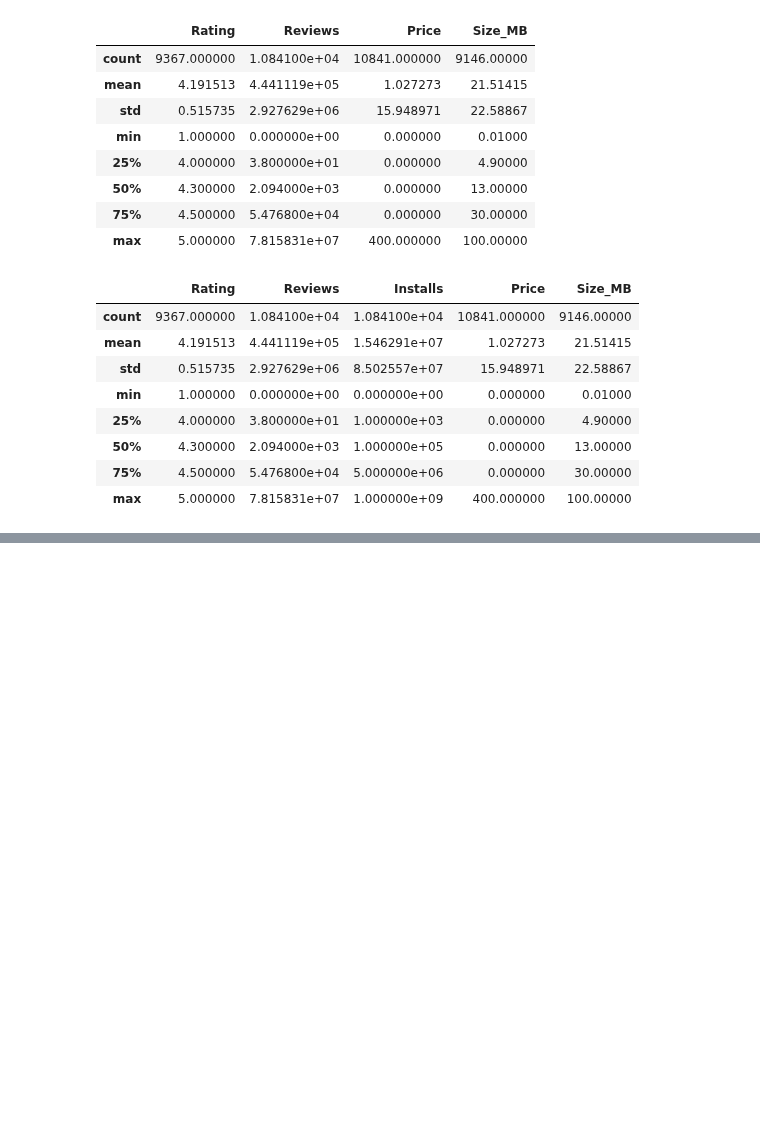
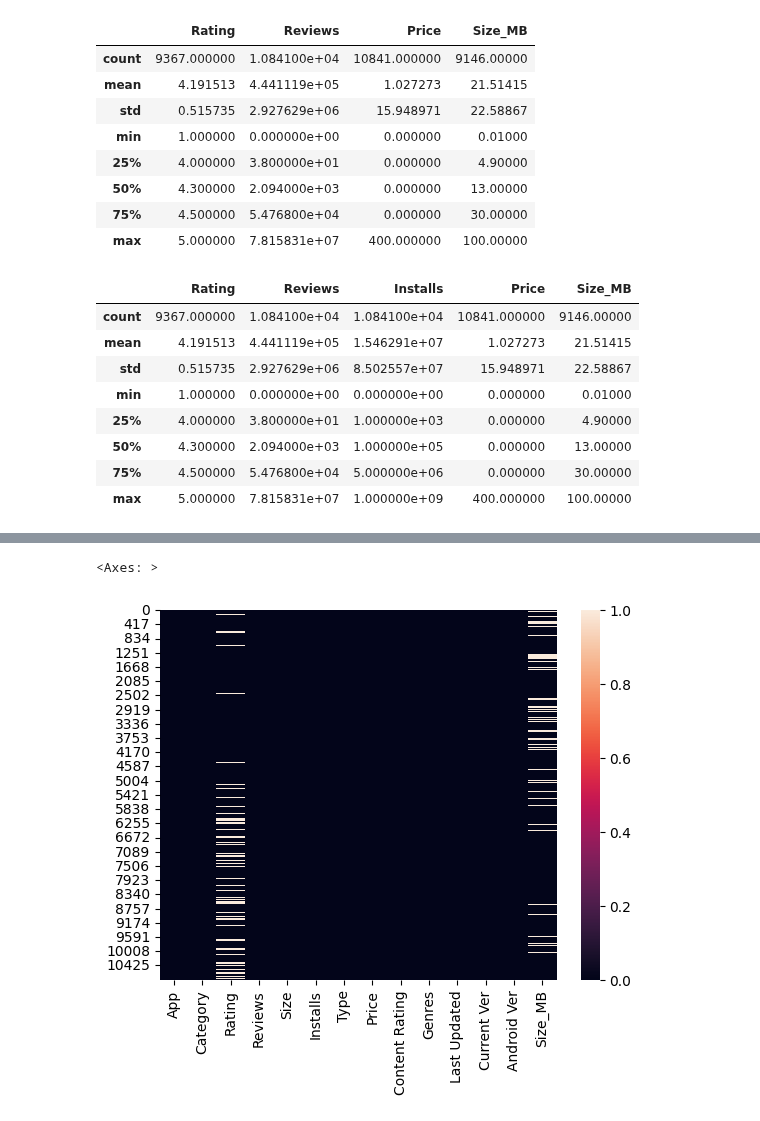
Before and after one commit to amirtoali/Google-play-dataset, a Jupyter notebook: Google.ipynb, the cells around one changed output, grey strips where cells are left out. Cells and saved outputs as stored; diff of their text form; code cells hidden in the pictures; blank space fills up the shorter version.

```diff
--- a/Google.ipynb
+++ b/Google.ipynb
@@ -280,0 +299,5 @@ df.describe()
+# %%
+sns.heatmap(df.isnull())
+# %% [output]
+<Axes: >
+[figure, added]
```
Also changed, not shown: parts of 1 cell of this notebook, 1 other file.
